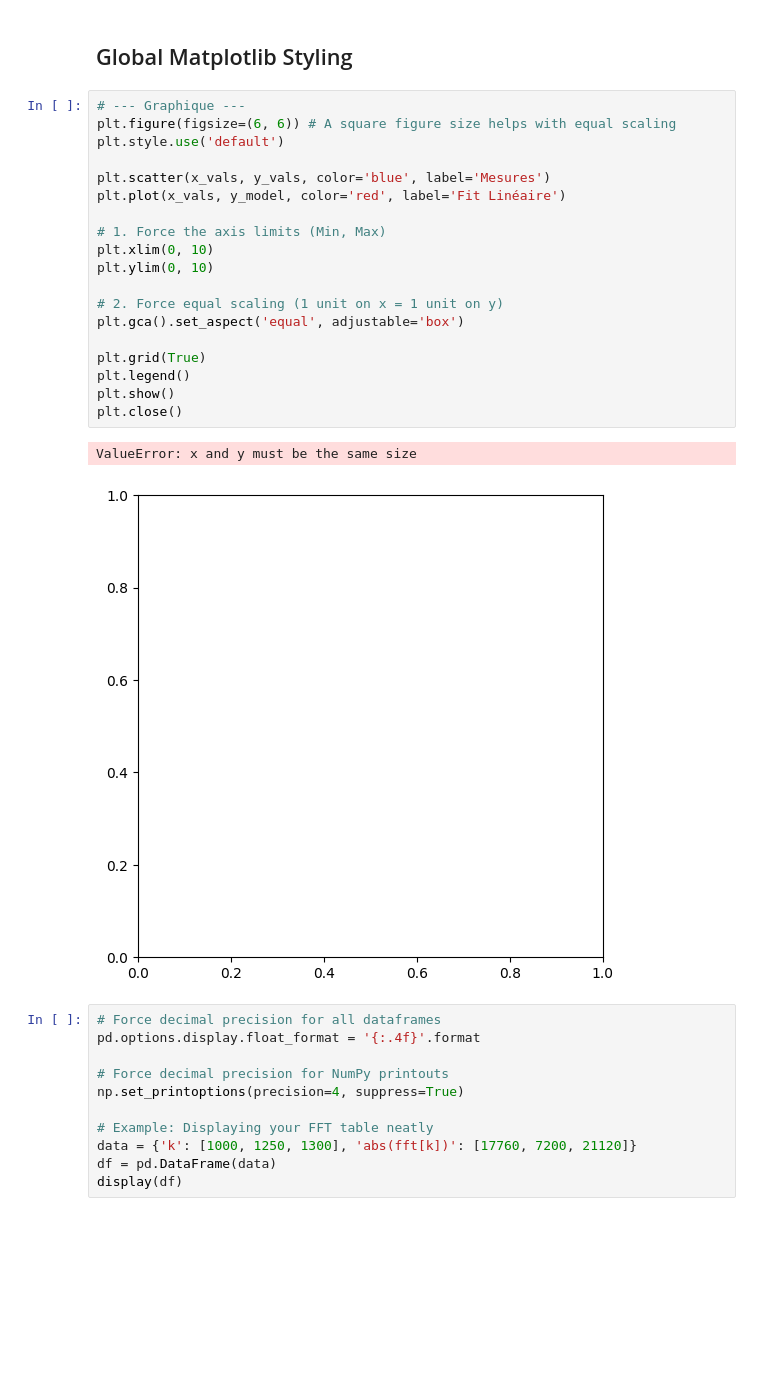
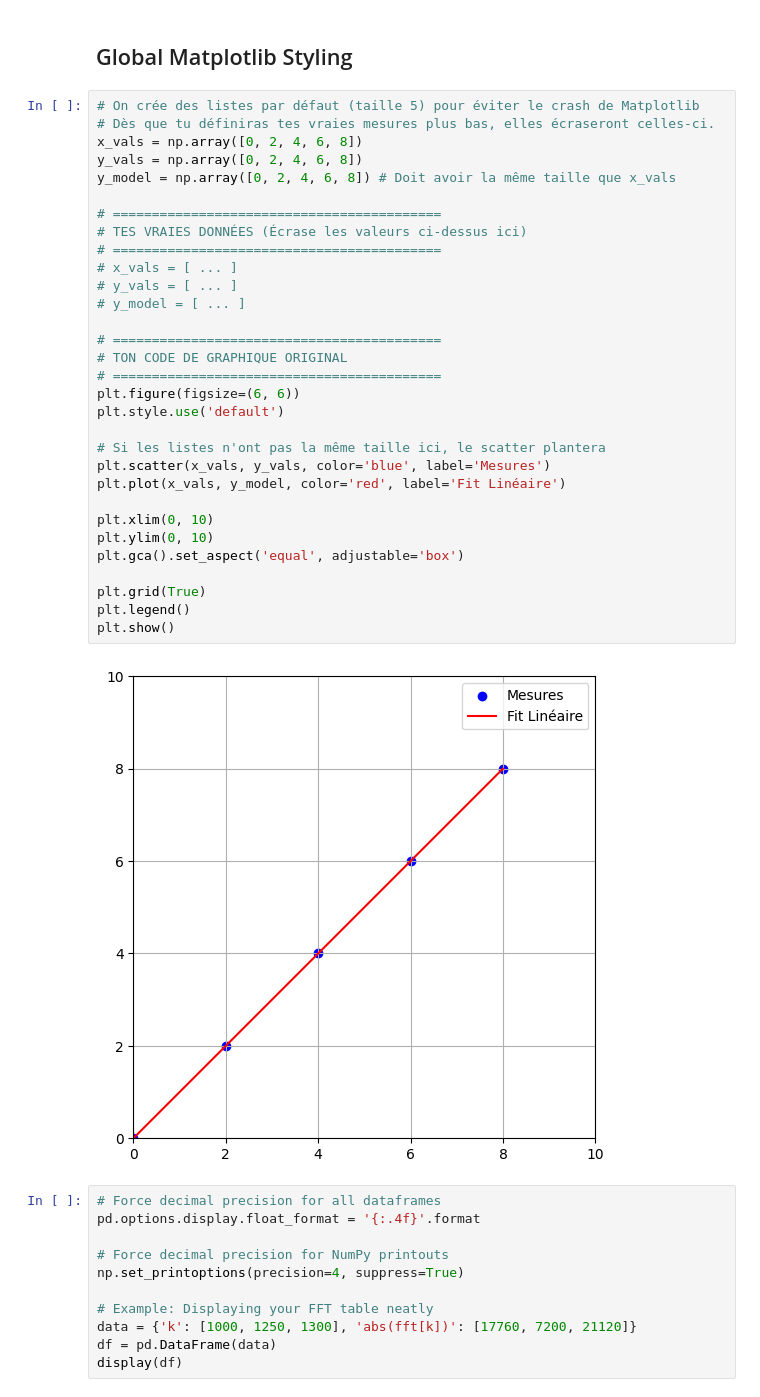
Before and after one commit to Arctic17/Blue-Napkin, a Jupyter notebook: Instrumentation/Z-Instru-CodeBase.ipynb, the cells around one changed output. Drawn from its saved outputs; the diff is of its cells as text; blank space fills up the shorter version.

```diff
--- a/Instrumentation/Z-Instru-CodeBase.ipynb
+++ b/Instrumentation/Z-Instru-CodeBase.ipynb
@@ -1164,27 +1260,38 @@ display(df)
 # %% [markdown]
 ## Global Matplotlib Styling
 # %%
-# --- Graphique ---
-plt.figure(figsize=(6, 6)) # A square figure size helps with equal scaling
+# On crée des listes par défaut (taille 5) pour éviter le crash de Matplotlib
+# Dès que tu définiras tes vraies mesures plus bas, elles écraseront celles-ci.
+x_vals = np.array([0, 2, 4, 6, 8])
+y_vals = np.array([0, 2, 4, 6, 8])
+y_model = np.array([0, 2, 4, 6, 8]) # Doit avoir la même taille que x_vals
+
+# ==========================================
+# TES VRAIES DONNÉES (Écrase les valeurs ci-dessus ici)
+# ==========================================
+# x_vals = [ ... ]
+# y_vals = [ ... ]
+# y_model = [ ... ]
+
+# ==========================================
+# TON CODE DE GRAPHIQUE ORIGINAL
+# ==========================================
+plt.figure(figsize=(6, 6))
 plt.style.use('default')
 
+# Si les listes n'ont pas la même taille ici, le scatter plantera
 plt.scatter(x_vals, y_vals, color='blue', label='Mesures')
 plt.plot(x_vals, y_model, color='red', label='Fit Linéaire')
 
-# 1. Force the axis limits (Min, Max)
 plt.xlim(0, 10)
 plt.ylim(0, 10)
-
-# 2. Force equal scaling (1 unit on x = 1 unit on y)
 plt.gca().set_aspect('equal', adjustable='box')
 
 plt.grid(True)
 plt.legend()
 plt.show()
-plt.close()
 # %% [output]
-ValueError: x and y must be the same size
-[figure, old version]
+[figure, new version]
 # %%
 # Force decimal precision for all dataframes
 pd.options.display.float_format = '{:.4f}'.format
```
Also changed, not shown: parts of 3 cells of this notebook, 1 other file.
